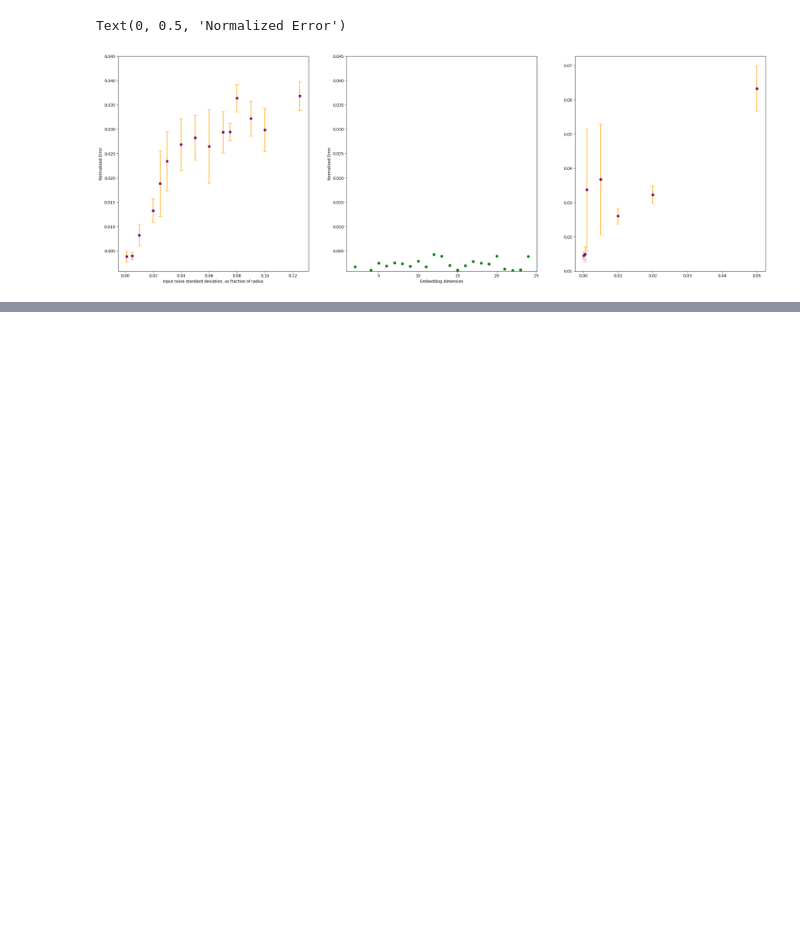
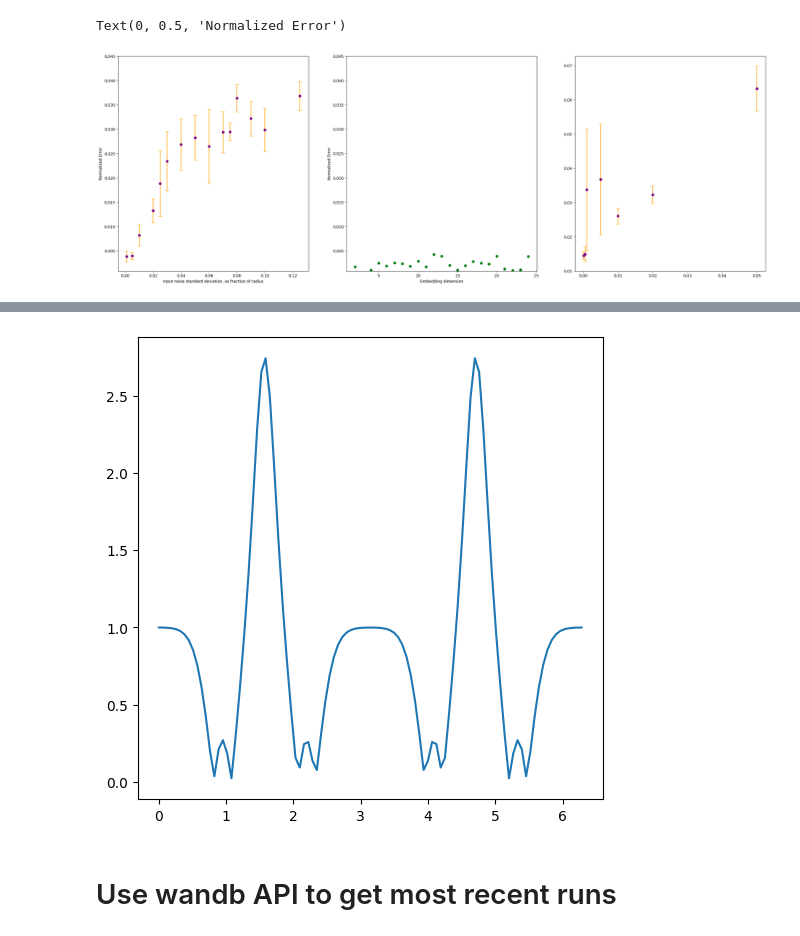
Before and after one commit to geometric-intelligence/neurometry, a Jupyter notebook: neuralgeom/notebooks/05_evaluate_curvature_estimation.ipynb, the cells around one changed output, grey strips where cells are left out. Drawn from its saved outputs; the diff is of its cells as text; code cells hidden in the pictures; blank space fills up the shorter version.

```diff
--- a/neuralgeom/notebooks/05_evaluate_curvature_estimation.ipynb
+++ b/neuralgeom/notebooks/05_evaluate_curvature_estimation.ipynb
@@ -205,0 +248,37 @@ Text(0, 0.5, 'Normalized Error')
+# %%
+def config_from_run_id(run_id):
+    for config_file in os.listdir(CONFIG_DIR):
+        if run_id in config_file:
+            print(f"Found: {config_file}")
+            run_id_config_file = config_file
+    with open(os.path.join(CONFIG_DIR, run_id_config_file), "r") as f:
+        config_dict = json.load(f)
+    config = AttrDict(config_dict)
+    return config
+
+
+def curvature_profiles_from_run_id(run_id):
+    for curv_path in os.listdir(CURVATURE_PROFILES_DIR):
+        if run_id in curv_path:
+            print(f"Found: {curv_path}")
+            if "learned" in curv_path:
+                learned_profile_path = curv_path
+            elif "true" in curv_path:
+                true_profile_path = curv_path
+    learned_profile = pd.read_csv(
+        os.path.join(
+            CURVATURE_PROFILES_DIR,
+            config.results_prefix + "_curv_norm_learned_profile.csv",
+        )
+    )
+    true_profile = pd.read_csv(
+        os.path.join(
+            CURVATURE_PROFILES_DIR,
+            config.results_prefix + "_curv_norm_true_profile.csv",
+        )
+    )
+    return learned_profile, true_profile
+# %%
+run_id = "37044f7d"
+config = config_from_run_id(run_id)
+learned_profile, true_profile = curvature_profiles_from_run_id(run_id)
@@ -205,0 +307,9 @@ Text(0, 0.5, 'Normalized Error')
+# %%
+fig, axes = plt.subplots(1, 1, figsize=(6, 6))
+
+# axes.plot(learned_profile["z_grid"].values, learned_profile["curv_norm_learned"].values)
+axes.plot(true_profile["z_grid"].values, true_profile["curv_norm_true"].values);
+# %% [output]
+[figure, added]
+# %% [markdown]
+# Use wandb API to get most recent runs
```
Also changed, not shown: parts of 13 cells of this notebook, 6 other files.
